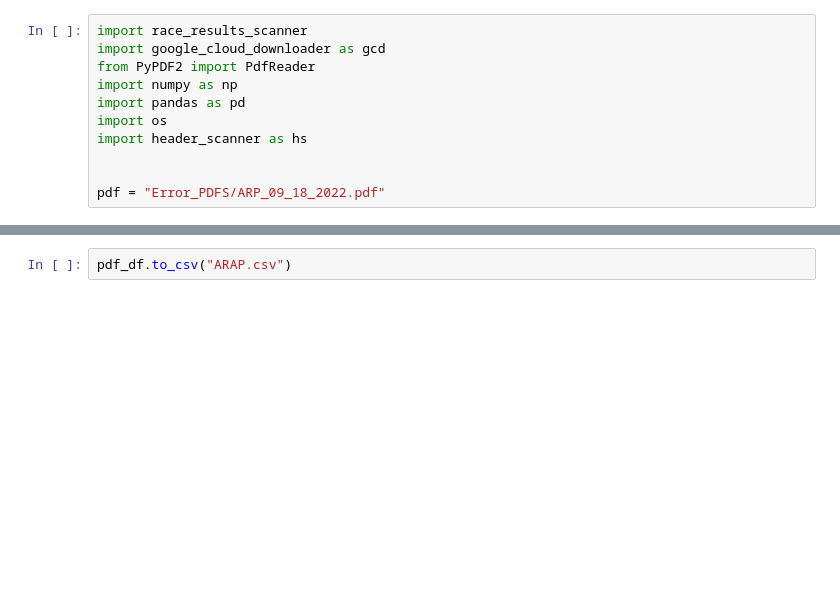
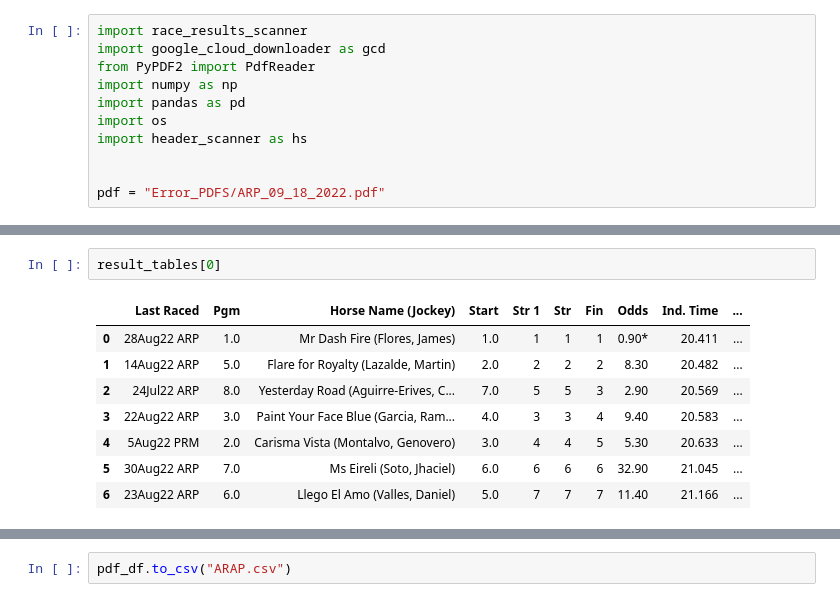
Before and after one commit to Jonhops1595/horse_racing_study, a Jupyter notebook: PDFScanner/scan_test.ipynb, the cells around one changed output, grey strips where cells are left out. Cells and saved outputs as stored; diff of their text form; blank space fills up the shorter version.

```diff
--- a/PDFScanner/scan_test.ipynb
+++ b/PDFScanner/scan_test.ipynb
@@ -51,3 +51,14 @@ starter optional claiming
 4                 1             1 1/4
 5             3 1/4             3 3/4
 6             3 3/4             4 1/2
+# %%
+result_tables[0]
+# %% [output]
+|  | Last Raced | Pgm | Horse Name (Jockey) | Start | Str 1 | Str | Fin | Odds | Ind. Time | ... |
+| 0 | 28Aug22 ARP | 1.0 | Mr Dash Fire (Flores, James) | 1.0 | 1 | 1 | 1 | 0.90* | 20.411 | ... |
+| 1 | 14Aug22 ARP | 5.0 | Flare for Royalty (Lazalde, Martin) | 2.0 | 2 | 2 | 2 | 8.30 | 20.482 | ... |
+| 2 | 24Jul22 ARP | 8.0 | Yesterday Road (Aguirre-Erives, C... | 7.0 | 5 | 5 | 3 | 2.90 | 20.569 | ... |
+| 3 | 22Aug22 ARP | 3.0 | Paint Your Face Blue (Garcia, Ram... | 4.0 | 3 | 3 | 4 | 9.40 | 20.583 | ... |
+| 4 | 5Aug22 PRM | 2.0 | Carisma Vista (Montalvo, Genovero) | 3.0 | 4 | 4 | 5 | 5.30 | 20.633 | ... |
+| 5 | 30Aug22 ARP | 7.0 | Ms Eireli (Soto, Jhaciel) | 6.0 | 6 | 6 | 6 | 32.90 | 21.045 | ... |
+| 6 | 23Aug22 ARP | 6.0 | Llego El Amo (Valles, Daniel) | 5.0 | 7 | 7 | 7 | 11.40 | 21.166 | ... |
```
Also changed, not shown: parts of 7 cells of this notebook, 1 other file.
